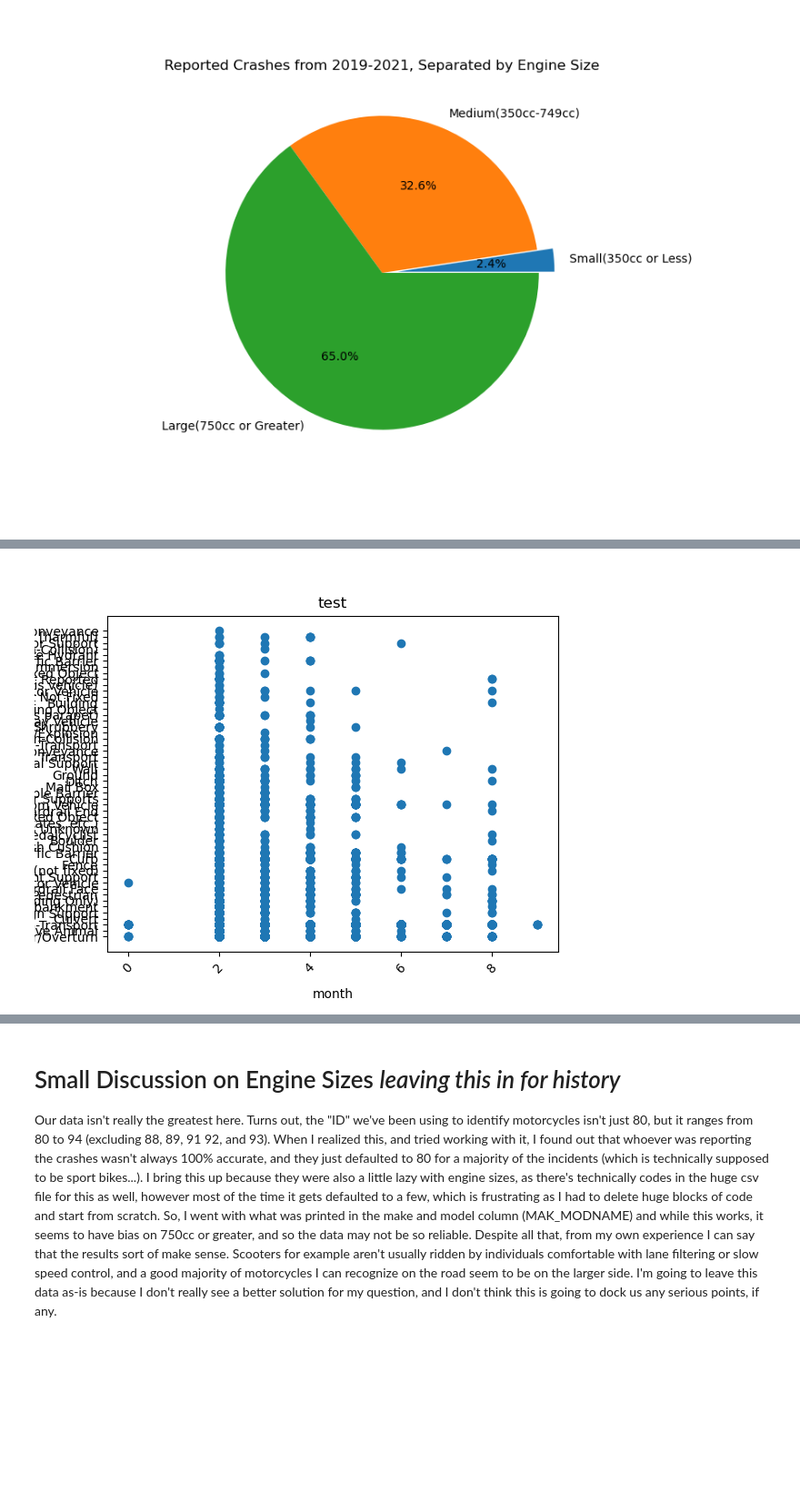
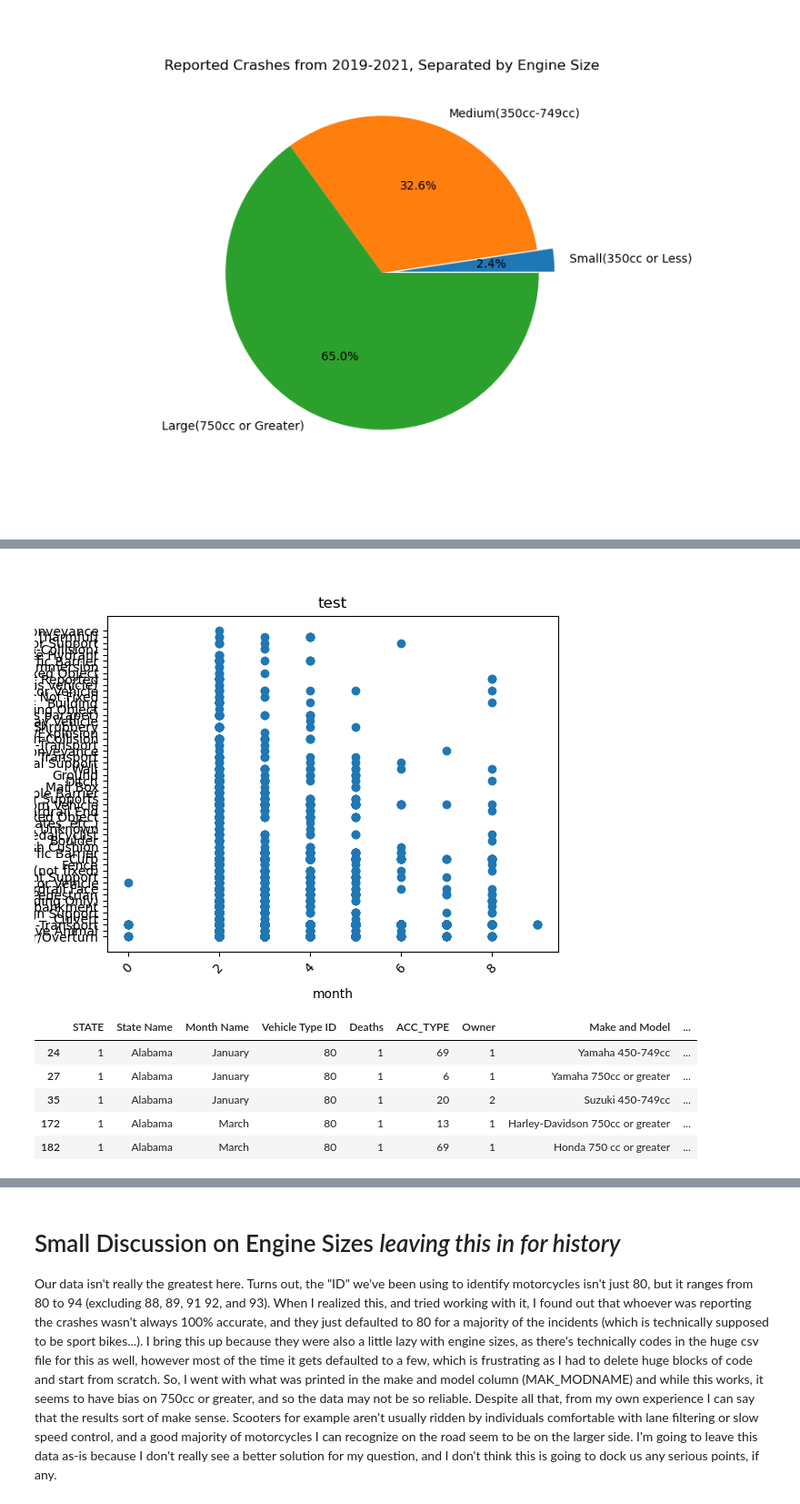
Before and after one commit to CalvinPedigo/Data-Analyst-Project-1, a Jupyter notebook: Notebook_structor.ipynb, the cells around one changed output, grey strips where cells are left out. Shown at 91% size. Drawn from its saved outputs; the diff is of its cells as text; code cells hidden in the pictures; blank space fills up the shorter version.

```diff
--- a/Notebook_structor.ipynb
+++ b/Notebook_structor.ipynb
@@ -279,14 +279,21 @@ combined_large_df.head(2)
 # %%
 #test
 fig, ax = plt.subplots()
 ax.scatter(combined_large_df['Lanes Involved'], combined_large_df['Accident Type'])
 plt.xticks(rotation=45)
 ax.set_title("test")
 ax.set_xlabel("month", labelpad= 10)
 ax.set_ylabel("lanes")
 plt.show()
+filtered2019.head()
 # %% [output]
 [figure]
+|  | STATE | State Name | Month Name | Vehicle Type ID | Deaths | ACC_TYPE | Owner | Make and Model | ... |
+| 24 | 1 | Alabama | January | 80 | 1 | 69 | 1 | Yamaha 450-749cc | ... |
+| 27 | 1 | Alabama | January | 80 | 1 | 6 | 1 | Yamaha 750cc or greater | ... |
+| 35 | 1 | Alabama | January | 80 | 1 | 20 | 2 | Suzuki 450-749cc | ... |
+| 172 | 1 | Alabama | March | 80 | 1 | 13 | 1 | Harley-Davidson 750cc or greater | ... |
+| 182 | 1 | Alabama | March | 80 | 1 | 69 | 1 | Honda 750 cc or greater | ... |
 # %%
 # Calvin
 
```
Also changed, not shown: parts of 1 cell of this notebook.
